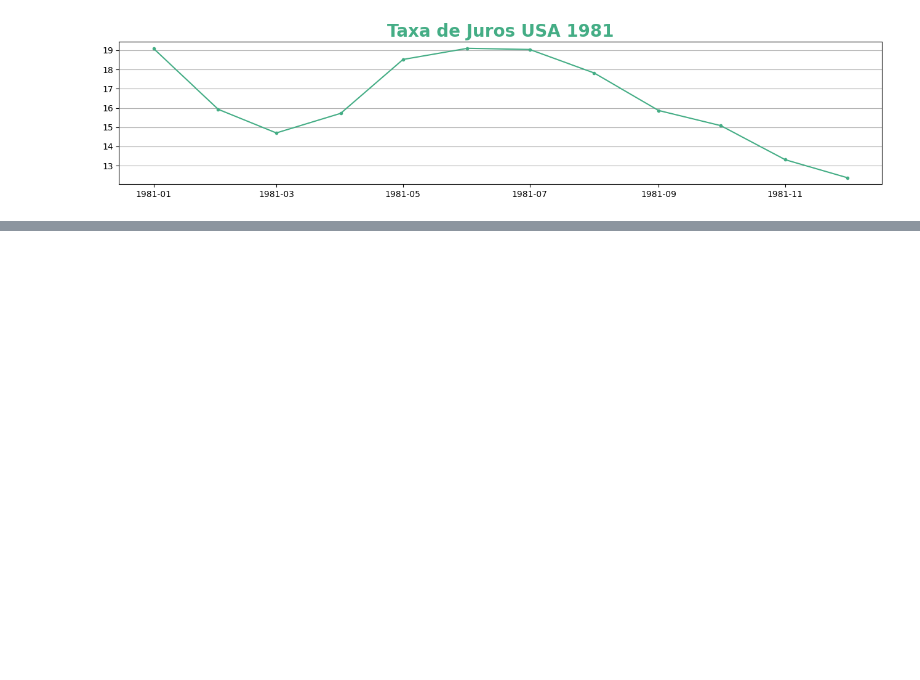
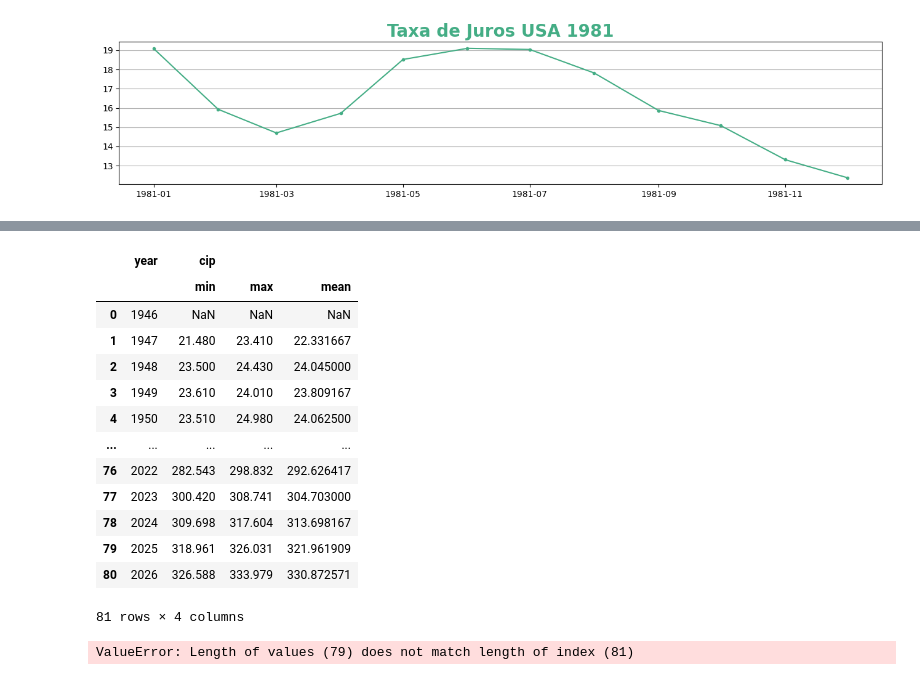
Before and after one commit to lucassilva-aiengineer/Pratica-Data-Sciense, a Jupyter notebook: pratica_4/ds_projeto_pratico_4.ipynb, the cells around one changed output, grey strips where cells are left out. Saved outputs shown, nothing was run; the diff lists cells and outputs as text; code cells hidden in the pictures; blank space fills up the shorter version.

```diff
--- a/pratica_4/ds_projeto_pratico_4.ipynb
+++ b/pratica_4/ds_projeto_pratico_4.ipynb
@@ -291,0 +482,28 @@ plt.show()
+# %%
+inflacao_media
+# %% [output]
+|  | year | cip |  |  |
+|  |  | min | max | mean |
+| 0 | 1946 | NaN | NaN | NaN |
+| 1 | 1947 | 21.480 | 23.410 | 22.331667 |
+| 2 | 1948 | 23.500 | 24.430 | 24.045000 |
+| 3 | 1949 | 23.610 | 24.010 | 23.809167 |
+| 4 | 1950 | 23.510 | 24.980 | 24.062500 |
+| ... | ... | ... | ... | ... |
+| 76 | 2022 | 282.543 | 298.832 | 292.626417 |
+| 77 | 2023 | 300.420 | 308.741 | 304.703000 |
+| 78 | 2024 | 309.698 | 317.604 | 313.698167 |
+| 79 | 2025 | 318.961 | 326.031 | 321.961909 |
+| 80 | 2026 | 326.588 | 333.979 | 330.872571 |
+81 rows × 4 columns
+# %%
+inflacoes:List[float] = []
+
+
+for n in range(1, inflacao_media['cip']['mean'].count()):
+  inflacoes.append(inflacao_media['cip']['mean'].loc[n] / inflacao_media['cip']['mean'].loc[n - 1])
+
+
+inflacao_media['inflacao_media'] = np.array(inflacoes)
+# %% [output]
+ValueError: Length of values (79) does not match length of index (81)
```
Also changed, not shown: parts of 32 cells of this notebook.
